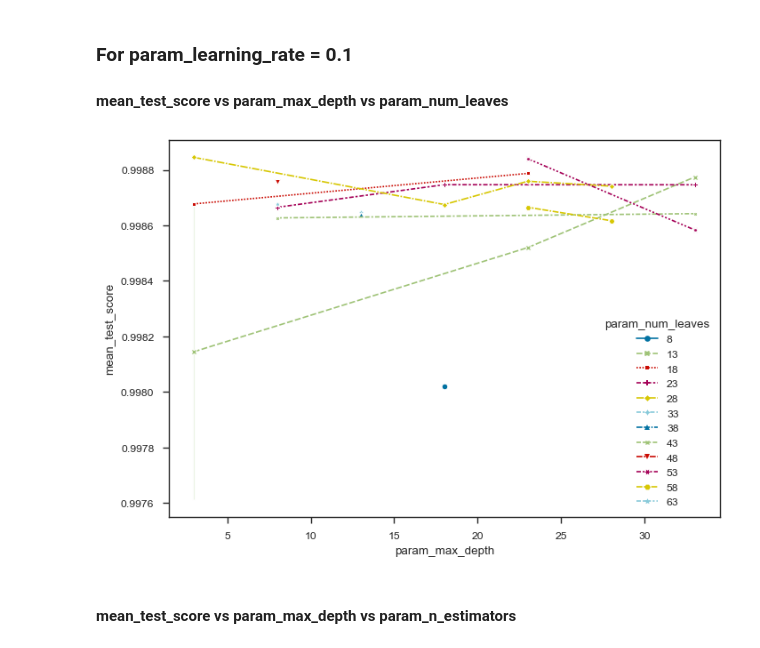
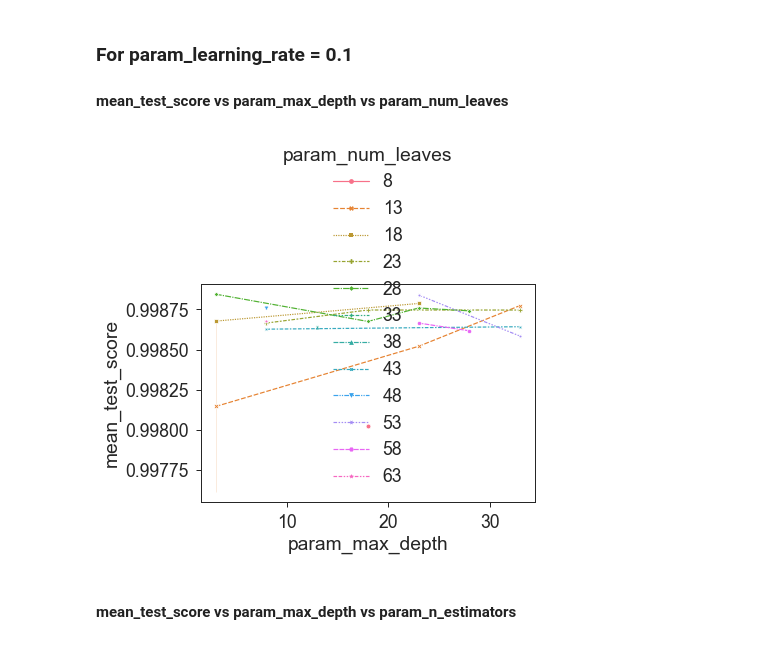
Before and after one commit to guyrux/ethereum_laundering, a Jupyter notebook: notebooks/03-ethereum_modeling_v2-suto.ipynb, the cells around one changed output. Drawn from its saved outputs; the diff is of its cells as text; code cells hidden in the pictures.

```diff
--- a/notebooks/03-ethereum_modeling_v2-suto.ipynb
+++ b/notebooks/03-ethereum_modeling_v2-suto.ipynb
@@ -22,12 +22,15 @@ plotly.offline.init_notebook_mode(connected=True)
 import matplotlib.pyplot as plt
 import seaborn as sns
 
-from lightgbm import LGBMClassifier
+from lightgbm import (
+    LGBMClassifier, plot_importance, create_tree_digraph, plot_tree
+)
 import missingno as msno
 from pycaret.classification import ClassificationExperiment
 from sklearn.experimental import enable_halving_search_cv
+from sklearn.feature_selection import RFECV
 from sklearn.model_selection import (
-    train_test_split, RandomizedSearchCV, GridSearchCV, HalvingGridSearchCV, cross_validate
+    train_test_split, RandomizedSearchCV, GridSearchCV, HalvingGridSearchCV, cross_validate,
 )
 from sklearn.ensemble import RandomForestClassifier
 from sklearn.pipeline import Pipeline
@@ -52,7 +55,7 @@ pd.set_option('display.float_format', '{:.5f}'.format)
 # pd.options.display.float_format = '{:.5f}'.format
 # pd.options.display.max_rows = 120
 
-sns.set_context(context='paper', font_scale=1, rc=None)
+sns.set_context(context='paper', font_scale=2, rc=None)
 sns.set_style("ticks")
 sns.set_palette(sns.color_palette())
 # %% [markdown]
@@ -137,7 +155,7 @@ dct_params
  'n_estimators': [50, 150, 250, 350, 450, 550]}
 # %%
 classifier_lgbm = LGBMClassifier(
-    random_state=RANDOM_STATE, n_jobs=-1, silent = 'warn', objective = 'binary', importance_type = 'split',
+    random_state=RANDOM_STATE, n_jobs=-1, silent='warn', objective='binary', importance_type='gain',
 )
 
 rscv = RandomizedSearchCV(
@@ -202,13 +224,19 @@ sns.lineplot(
 ### For param_learning_rate = 0.1
 
 #### mean_test_score vs param_max_depth vs param_num_leaves
+# %%
+# Defining palette
+n_colors = df_random_search_results.loc[
+    df_random_search_results['param_learning_rate']==best_rscv['learning_rate'], 'param_num_leaves'
+].nunique()
+palette = sns.color_palette("husl", n_colors)
 # %%
 sns.lineplot(
-    data=df_random_search_results.loc[df_random_search_results['param_learning_rate']==0.1, :],
+    data=df_random_search_results.loc[df_random_search_results['param_learning_rate']==best_rscv['learning_rate'], :],
     x='param_max_depth', y='mean_test_score', hue='param_num_leaves',
-    palette=sns.color_palette(), style="param_num_leaves", markers=True
+    palette=palette, style="param_num_leaves", markers=True
 );
 # %% [output]
-[figure, old version]
+[figure, new version]
 # %% [markdown]
 #### mean_test_score vs param_max_depth vs param_n_estimators
```
Also changed, not shown: parts of 59 cells of this notebook, 3 other files.
